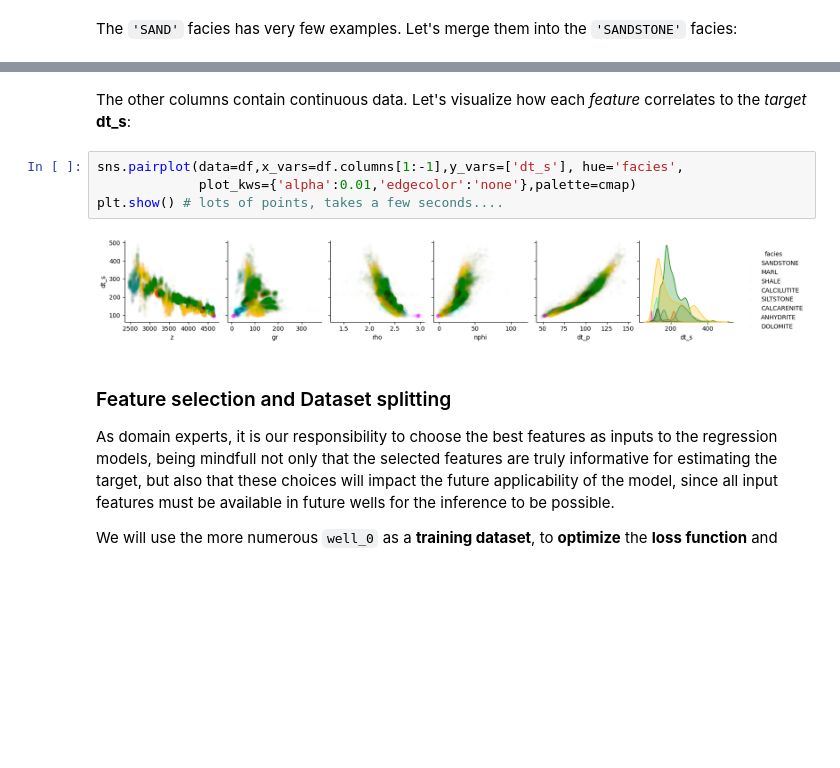
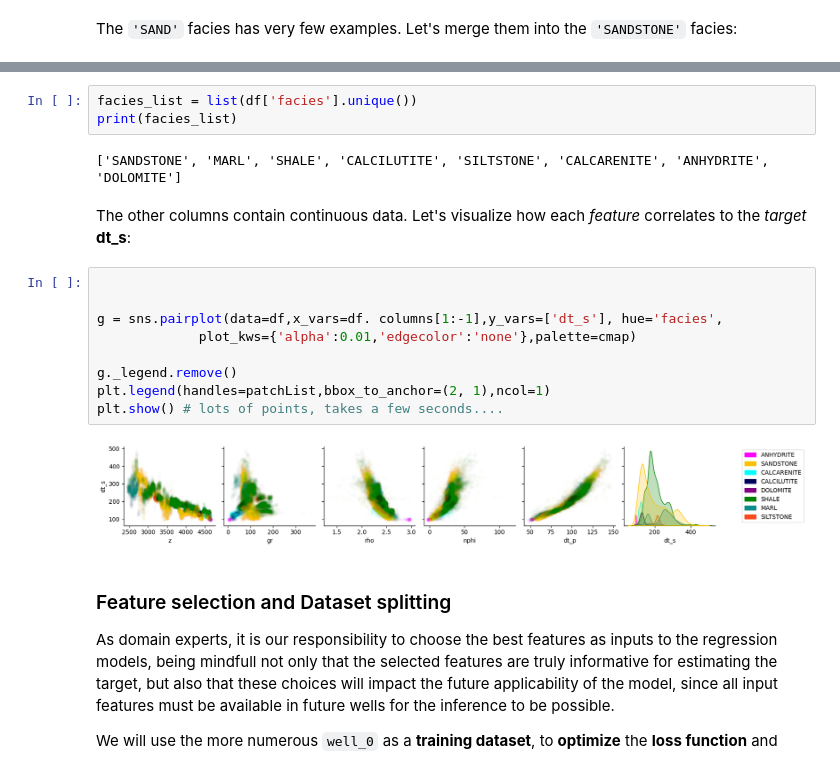
Before and after one commit to paduapires/aapg_ice, a Jupyter notebook: Multilinear_regression_complete.ipynb, the cells around one changed output, grey strips where cells are left out. Drawn from its saved outputs; the diff is of its cells as text; blank space fills up the shorter version.

```diff
--- a/Multilinear_regression_complete.ipynb
+++ b/Multilinear_regression_complete.ipynb
@@ -170,11 +146,21 @@ def per_facies_scatter(y_hat,y,facies,xlabel=None,ylabel=None,
+# %%
+facies_list = list(df['facies'].unique())
+print(facies_list)
+# %% [output]
+['SANDSTONE', 'MARL', 'SHALE', 'CALCILUTITE', 'SILTSTONE', 'CALCARENITE', 'ANHYDRITE', 'DOLOMITE']
 # %% [markdown]
 The other columns contain continuous data. Let's visualize how each *feature* correlates to the *target* **dt_s**:
 # %%
-sns.pairplot(data=df,x_vars=df.columns[1:-1],y_vars=['dt_s'], hue='facies',
+
+
+g = sns.pairplot(data=df,x_vars=df. columns[1:-1],y_vars=['dt_s'], hue='facies',
              plot_kws={'alpha':0.01,'edgecolor':'none'},palette=cmap)
+
+g._legend.remove()
+plt.legend(handles=patchList,bbox_to_anchor=(2, 1),ncol=1)
 plt.show() # lots of points, takes a few seconds....
 # %% [output]
-[figure, old version]
+[figure, new version]
 # %% [markdown]
 ### Feature selection and Dataset splitting
 
```
Also changed, not shown: parts of 17 cells of this notebook.
